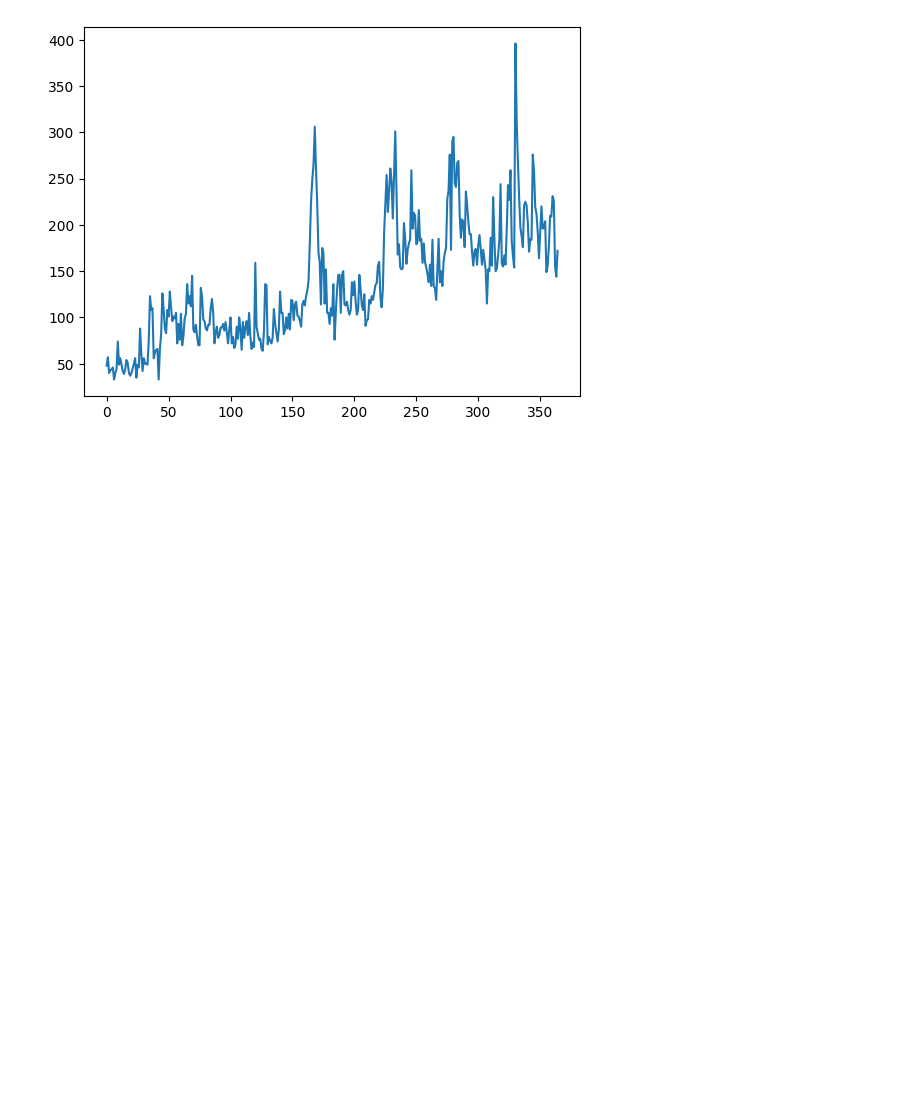
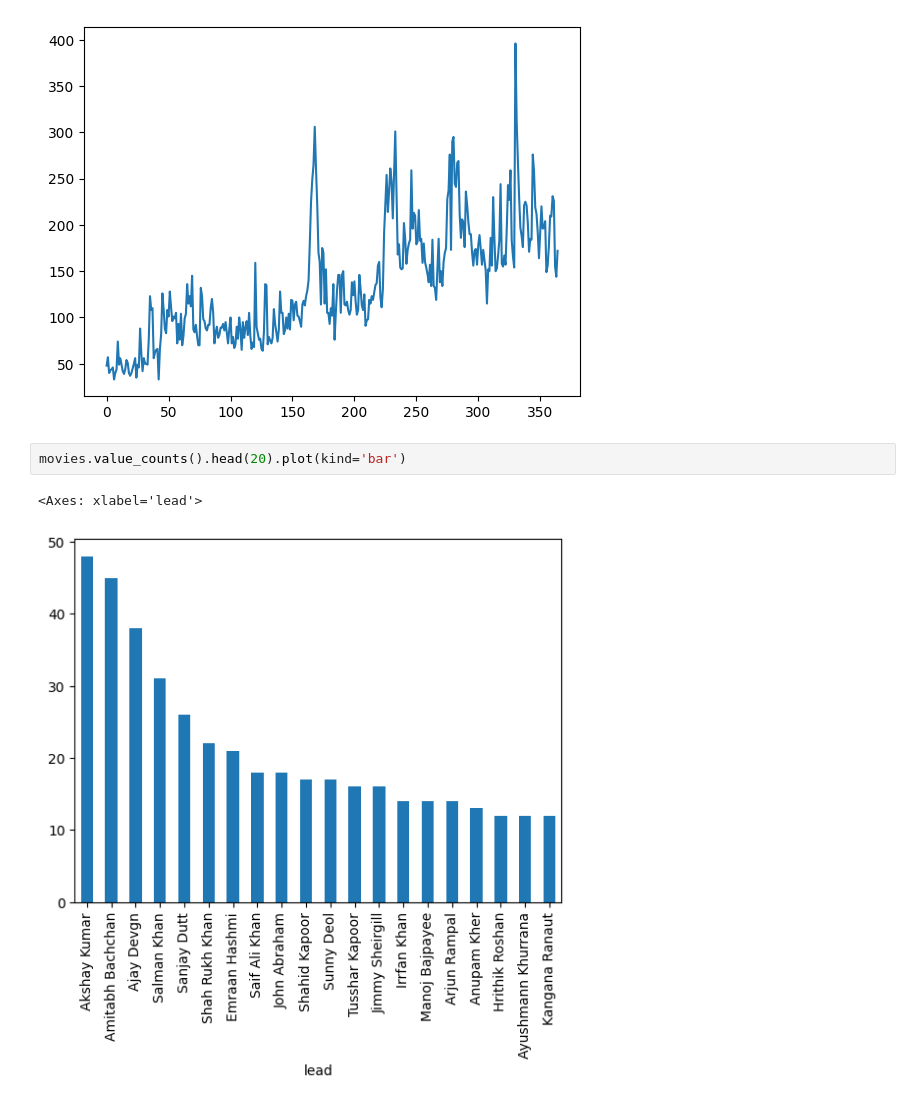
Before and after one commit to Amjad-Bin-Aslam/Data-Analysis-Portfolio, a Jupyter notebook: 05_Pandas/01_Pandas_Exercise.ipynb, the cells around one changed output. Saved outputs shown, nothing was run; the diff lists cells and outputs as text; blank space fills up the shorter version.

```diff
--- a/05_Pandas/01_Pandas_Exercise.ipynb
+++ b/05_Pandas/01_Pandas_Exercise.ipynb
@@ -583,3 +582,8 @@ sub.plot()
 Name: Subscribers gained, Length: 365, dtype: int64
 <Axes: >
 [figure]
+# %%
+movies.value_counts().head(20).plot(kind='bar')
+# %% [output]
+<Axes: xlabel='lead'>
+[figure, added]
```
Also changed, not shown: parts of 2 cells of this notebook.
